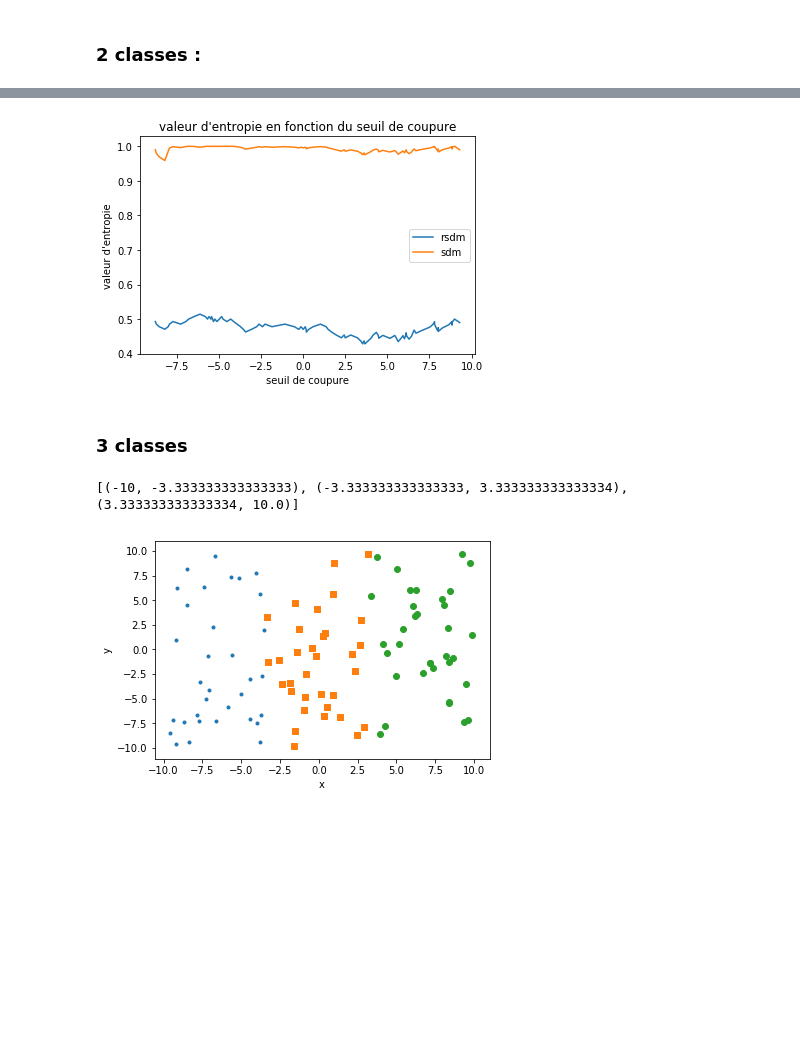
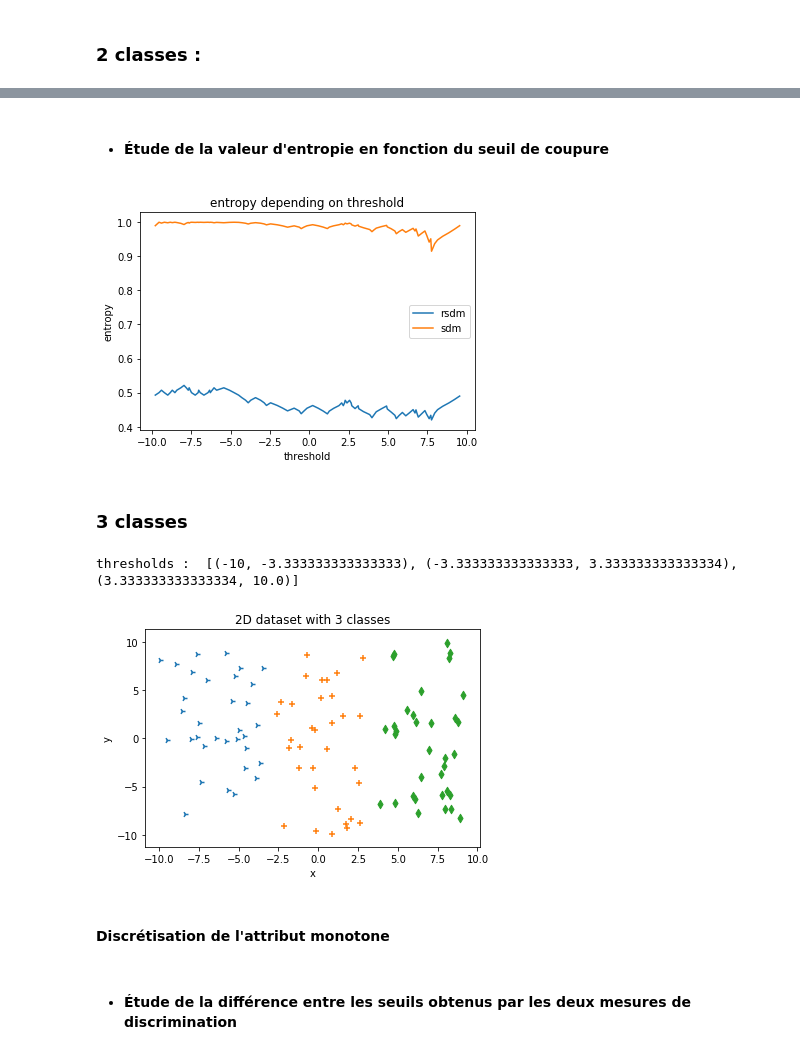
Before and after one commit to laudao/stage2018, a Jupyter notebook: monotone_trees.ipynb, the cells around one changed output, grey strips where cells are left out. Saved outputs shown, nothing was run; the diff lists cells and outputs as text; code cells hidden in the pictures; blank space fills up the shorter version.

Commit message:
added experiments with 3 classes

```diff
--- a/monotone_trees.ipynb
+++ b/monotone_trees.ipynb
@@ -1142,22 +1191,24 @@ plt.show()
+# %% [markdown]
+- #### Étude de la valeur d'entropie en fonction du seuil de coupure
 # %%
 x, y1 = discretize_steps(rsdm, a_set, 1)
 x, y2 = discretize_steps(sdm, a_set, 1)
 plt.plot(x, y1, label="rsdm")
 plt.plot(x, y2, label="sdm")
-plt.xlabel("seuil de coupure")
-plt.ylabel("valeur d'entropie")
-plt.title("valeur d'entropie en fonction du seuil de coupure")
+plt.xlabel("threshold")
+plt.ylabel("entropy")
+plt.title("entropy depending on threshold")
 plt.legend()
 plt.show()
 # %% [output]
-[figure, old version]
+[figure, new version]
 # %% [markdown]
 ### 3 classes
 # %%
 set3, t = generate_2Ddataset(0, 3, 100, 0, 0.1, [[-10, 10], [-10, 10]])
-plot2DSet(set3, "")
-print(t)
+plot2DSet(set3, "2D dataset with 3 classes")
+print("thresholds : ", t)
 # %% [output]
-[(-10, -3.333333333333333), (-3.333333333333333, 3.333333333333334), (3.333333333333334, 10.0)]
+thresholds :  [(-10, -3.333333333333333), (-3.333333333333333, 3.333333333333334), (3.333333333333334, 10.0)]
-[figure, old version]
+[figure, new version]
 # %%
@@ -1166,3 +1217,7 @@ t2 = t[2][0]
+# %% [markdown]
+#### Discrétisation de l'attribut monotone
+# %% [markdown]
+- ####  Étude de la différence entre les seuils obtenus par les deux mesures de discrimination
 # %%
 avg_diff = []
 std_diff = []
```
Also changed, not shown: parts of 57 cells of this notebook.
